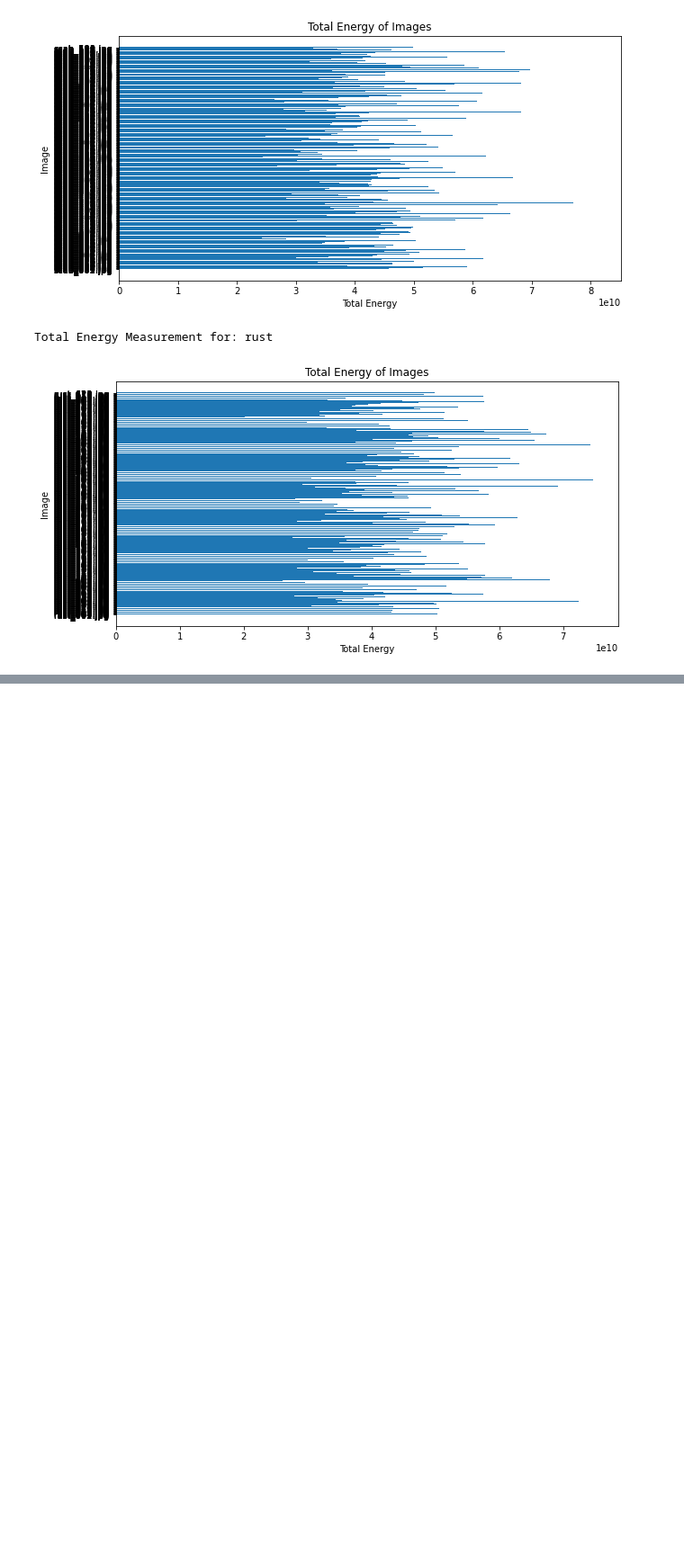
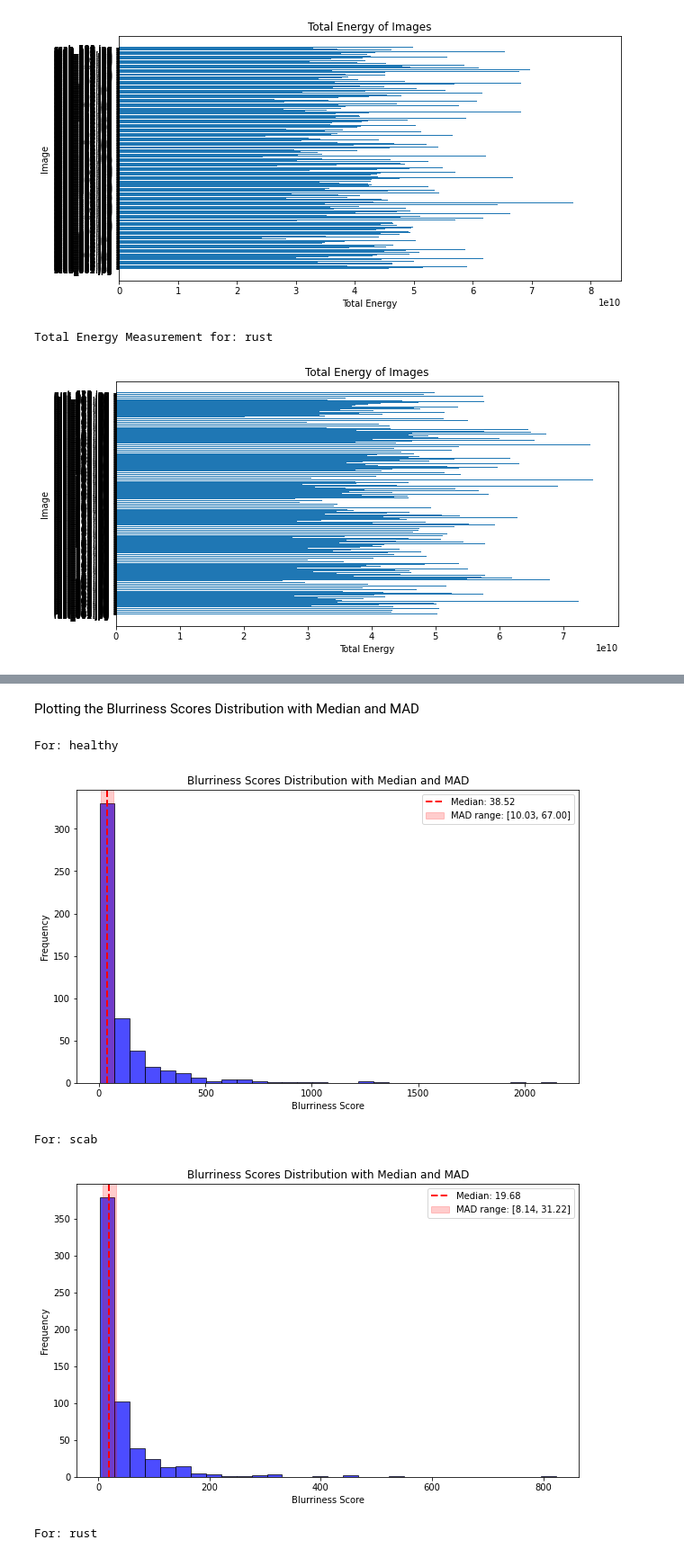
Before and after one commit to maria-fisher/Urban-Agriculture-in-Milan, a Jupyter notebook: eda/3_pests_diseases/notebooks/Ashwitha/EDA_apple.ipynb, the cells around one changed output, grey strips where cells are left out. Shown at 90% size. Cells and saved outputs as stored; diff of their text form; code cells hidden in the pictures; blank space fills up the shorter version.

```diff
--- a/eda/3_pests_diseases/notebooks/Ashwitha/EDA_apple.ipynb
+++ b/eda/3_pests_diseases/notebooks/Ashwitha/EDA_apple.ipynb
@@ -273,12 +306,12 @@ for folder_path in folders:
             # Construct full file path
             file_path = os.path.join(folder_path, filename)
             # Detect blurriness
-            blurriness = detect_blurriness(file_path)
+            blurriness = calculate_laplacian_variance(file_path)
             # Store image name and blurriness value
             image_names.append(filename)
             blurriness_values.append(blurriness)
 
-    print("PLotting the blurriness values for: "+ str(folder_path))
+    print("Plotting the blurriness values for: "+ str(folder_path))
     # Plot the blurriness values
     plt.figure(figsize=(10, 5))
     plt.bar(image_names, blurriness_values, color='blue', alpha=0.7)
@@ -421,0 +491,14 @@ Total Energy Measurement for: rust
+# %% [markdown]
+Plotting the Blurriness Scores Distribution with Median and MAD
+# %%
+for folder_path in folders:
+    print("\nFor: " + str(folder_path) + "\n")
+    blurriness_scores, median, mad_value = process_images_in_folder(folder_path)
+    # print(f"Median Absolute Deviation (MAD) of blurriness scores: {mad_value}")
+    plot_blurriness_scores(blurriness_scores, median, mad_value)
+# %% [output]
+For: healthy
+[figure, added]
+For: scab
+[figure, added]
+For: rust
```
Also changed, not shown: parts of 11 cells of this notebook.
